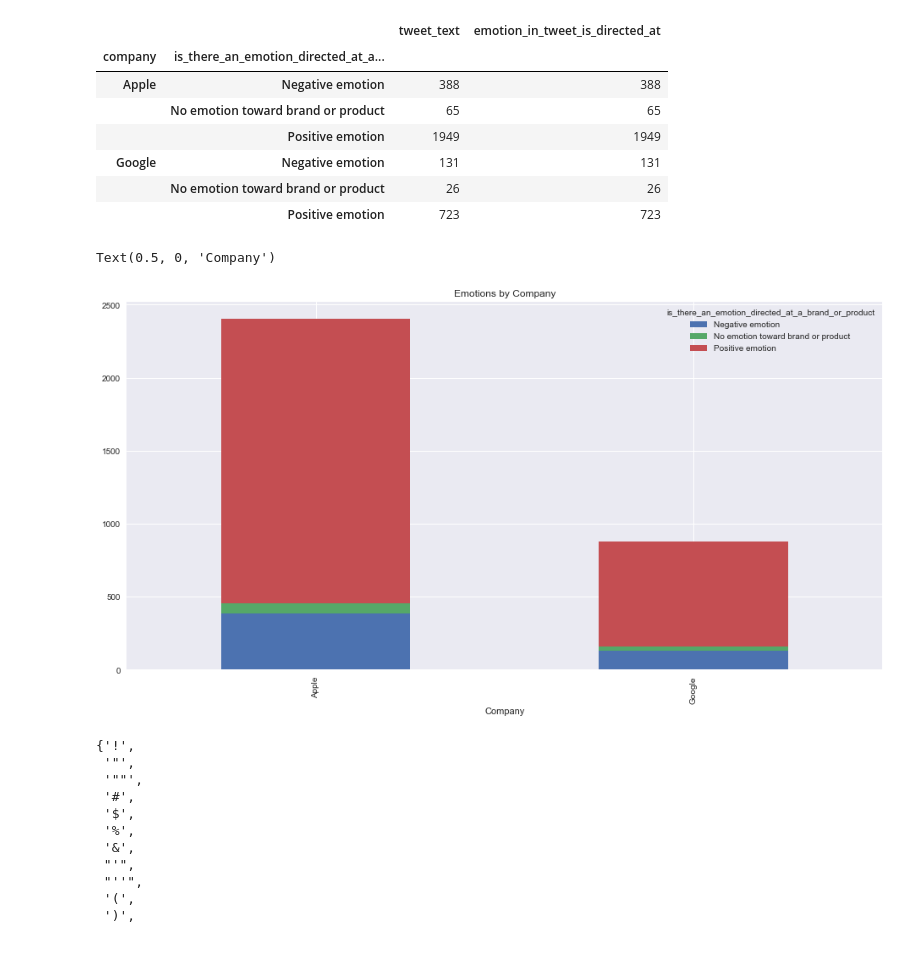
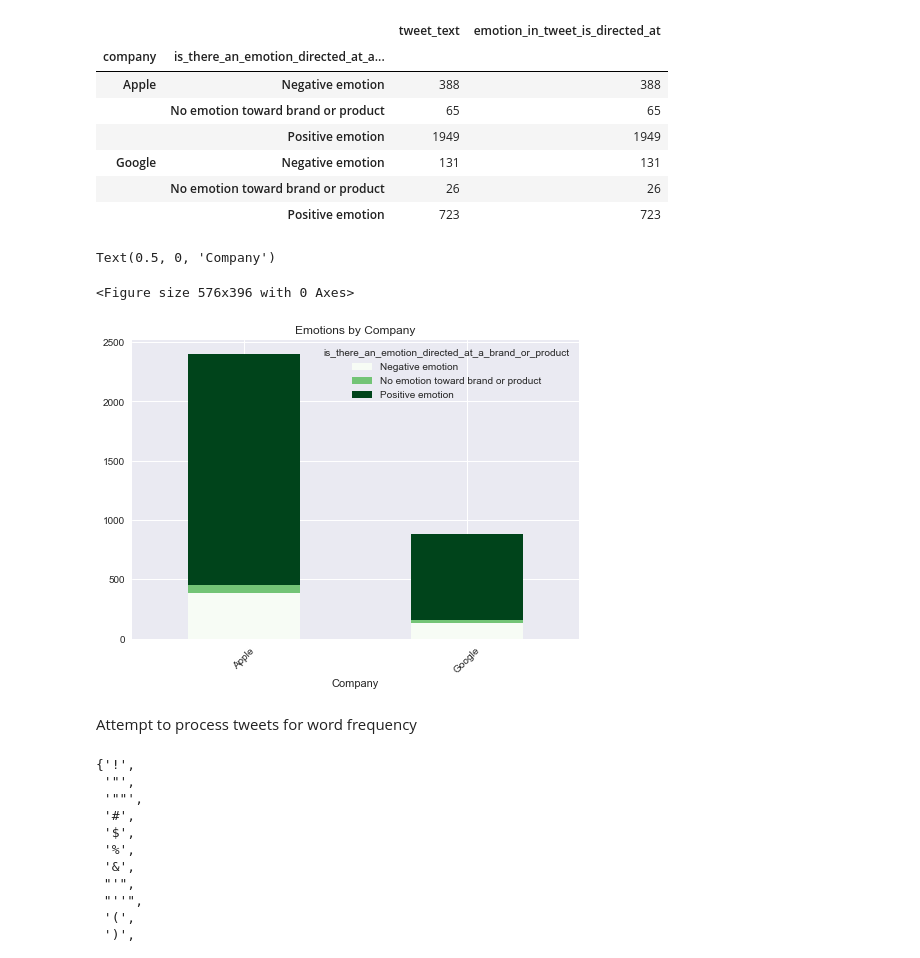
Before and after one commit to esadsetts/Mod_4_project, a Jupyter notebook: 01_EDA.ipynb, the cells around one changed output. Saved outputs shown, nothing was run; the diff lists cells and outputs as text; code cells hidden in the pictures.

```diff
--- a/01_EDA.ipynb
+++ b/01_EDA.ipynb
@@ -163,11 +188,15 @@ df.groupby(['company', 'is_there_an_emotion_directed_at_a_brand_or_product']).co
 |  | No emotion toward brand or product | 26 | 26 |
 |  | Positive emotion | 723 | 723 |
 # %%
-df.groupby(['company', 'is_there_an_emotion_directed_at_a_brand_or_product']).tweet_text.count().unstack().plot(kind = 'bar', stacked = True, figsize = (16,8), title = 'Emotions by Company')
+fig = plt.figure(facecolor='#fffbf0')
+(df.groupby(['company', 'is_there_an_emotion_directed_at_a_brand_or_product']).tweet_text.count().unstack().plot(kind = 'bar', stacked = True, title = 'Emotions by Company', colormap = 'Greens', rot = 45))
 plt.xlabel( 'Company')
 # %% [output]
 Text(0.5, 0, 'Company')
+<Figure size 576x396 with 0 Axes>
-[figure, old version]
+[figure, new version]
+# %% [markdown]
+Attempt to process tweets for word frequency
 # %%
 sw_list = stopwords.words('english')
 sw_list += list(string.punctuation)
```
Also changed, not shown: parts of 14 cells of this notebook, 1 other file.
